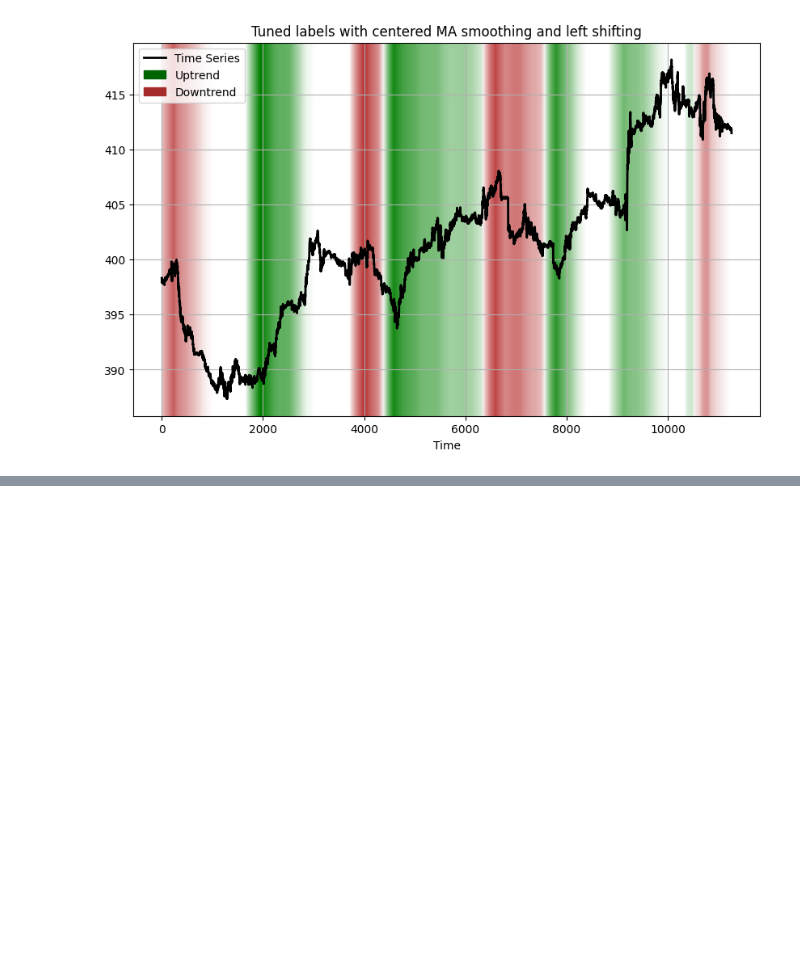
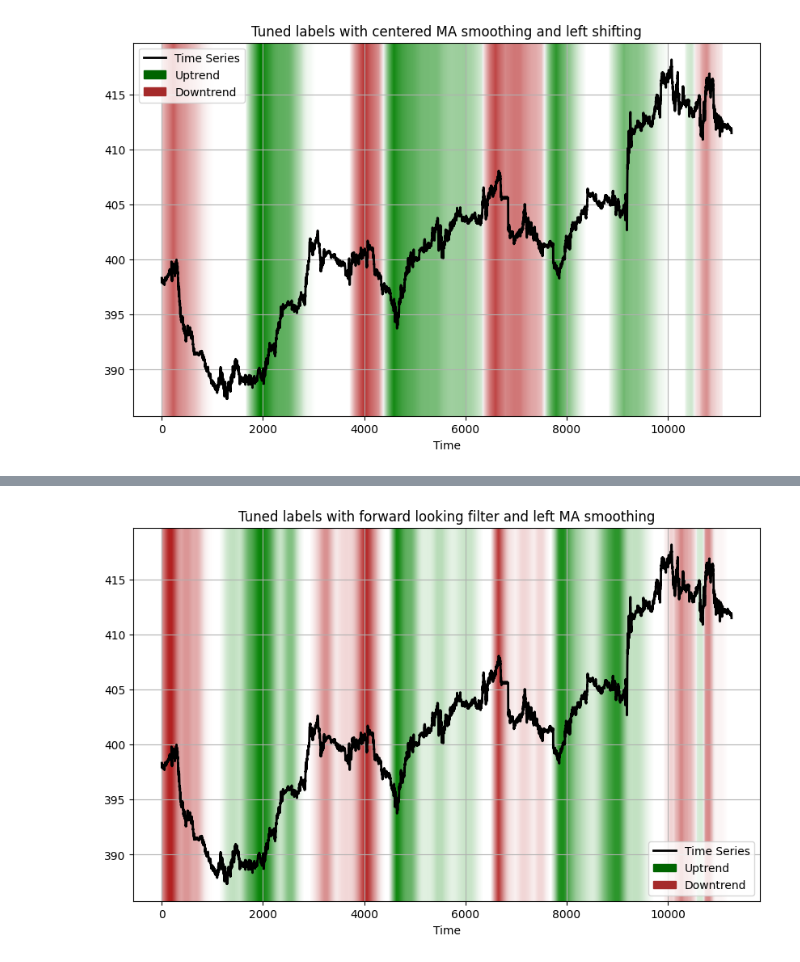
Before and after one commit to agpenas/tstrends, a Jupyter notebook: notebooks/label_tuner_example.ipynb, the cells around one changed output, grey strips where cells are left out. Drawn from its saved outputs; the diff is of its cells as text; code cells hidden in the pictures; blank space fills up the shorter version.

```diff
--- a/notebooks/label_tuner_example.ipynb
+++ b/notebooks/label_tuner_example.ipynb
@@ -102,0 +146,21 @@ plot_trend_labels_with_gradation(
+# %%
+from tstrends.label_tuning.filtering import ForwardLookingFilter
+
+
+forward_looking_filter = ForwardLookingFilter(forward_window_rel=0.2, smoothing_window_rel=0.1)
+smoother = SimpleMovingAverage(window_size=150, direction="left")
+
+tuned_labels_with_smoothing = RemainingValueTuner(
+    postprocessors=[forward_looking_filter, smoother]
+).tune(
+    df_concat.c.tolist(),
+    labels,
+    normalize_over_interval=True,
+)
+plot_trend_labels_with_gradation(
+    df_concat.c.tolist(),
+    tuned_labels_with_smoothing,
+    title="Tuned labels with forward looking filter and left MA smoothing",
+)
+# %% [output]
+[figure, added]
```
Also changed, not shown: parts of 9 cells of this notebook, 4 other files.
